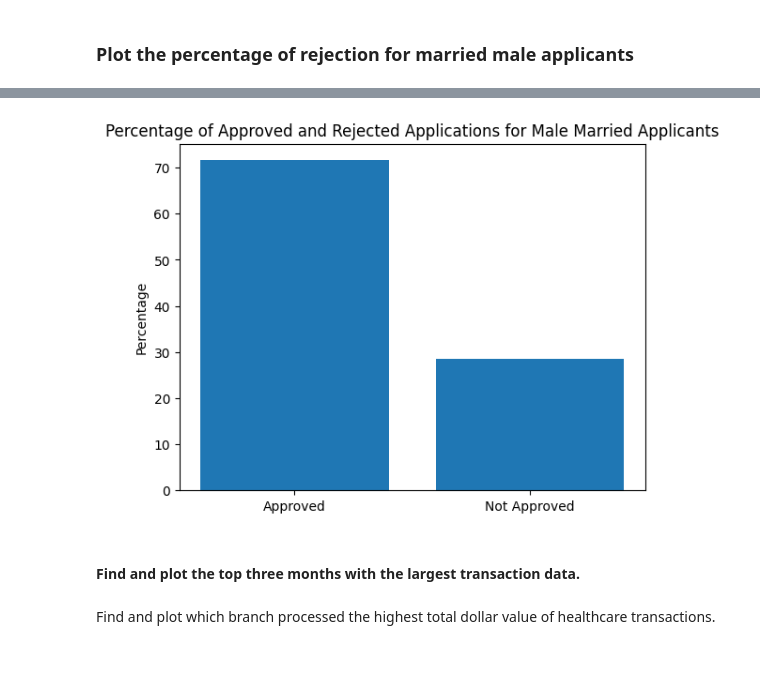
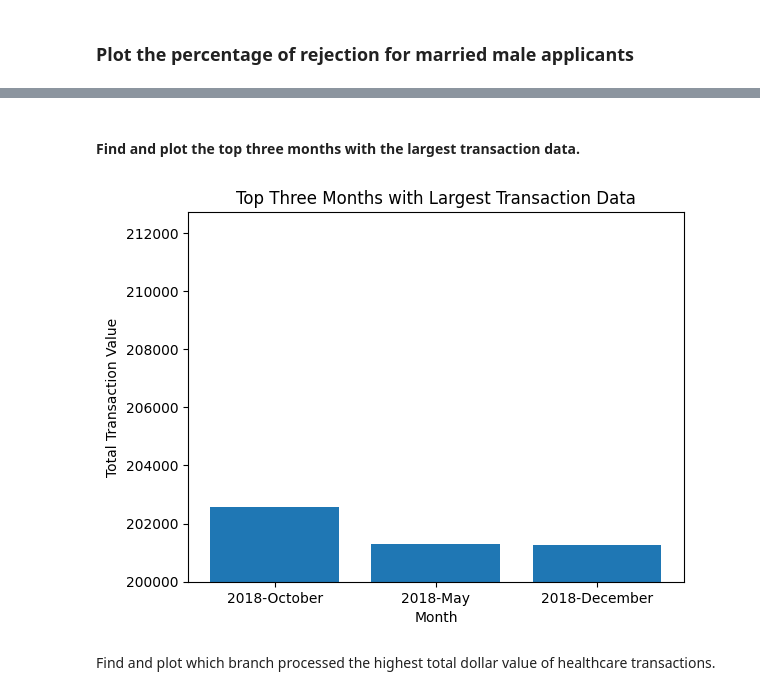
Before and after one commit to andrewrhoden/Data-Engineering---Capstone-Project, a Jupyter notebook: Capstone_Project.ipynb, the cells around one changed output, grey strips where cells are left out. Saved outputs shown, nothing was run; the diff lists cells and outputs as text; code cells hidden in the pictures; blank space fills up the shorter version.

```diff
--- a/Capstone_Project.ipynb
+++ b/Capstone_Project.ipynb
@@ -590,19 +601,2 @@ plt.show()
-# %%
-male_married = loan_df.filter((loan_df["Gender"] == "Male") & (loan_df["Married"] == "Yes"))
-total_male_married = male_married.count()
-approved_male_married = male_married.filter(male_married["Application_Status"] == "Y").count()
-rejected_male_married = male_married.filter(male_married["Application_Status"] == "N").count()
-percentage_approved = approved_male_married / total_male_married * 100
-percentage_rejected = rejected_male_married / total_male_married * 100
-labels = ["Approved", "Not Approved"]
-values = [percentage_approved, percentage_rejected]
-
-fig, ax = plt.subplots()
-ax.bar(labels, values)
-ax.set_title("Percentage of Approved and Rejected Applications for Male Married Applicants")
-ax.set_ylabel("Percentage")
-plt.show()
-# %% [output]
-[figure, removed]
 # %% [markdown]
 #### Find and plot the top three months with the largest transaction data.
@@ -628,2 +603,28 @@ plt.show()
+# %%
+# Connect to the creditcard_capstone database
+db = mysql.connector.connect(
+    host=host,
+    user=user,
+    password=password,
+    database=database
+)
+
+
+cursor=db.cursor()
+
+query = "SELECT DATE_FORMAT(timeid,'%Y-%M') as month,SUM(transaction_value) AS Total FROM CDW_SAPP_CREDIT_CARD GROUP BY month ORDER BY Total DESC LIMIT 3"
+cursor.execute(query)
+data = cursor.fetchall()
+x_values = [row[0] for row in data]
+y_values = [row[1] for row in data]
+
+plt.bar(x_values, y_values)
+plt.xlabel('Month')
+plt.ylabel('Total Transaction Value')
+plt.title('Top Three Months with Largest Transaction Data')
+plt.ylim(bottom=200000)
+plt.show()
+# %% [output]
+[figure, added]
 # %% [markdown]
 Find and plot which branch processed the highest total dollar value of healthcare transactions.
```
Also changed, not shown: parts of 7 cells of this notebook.
